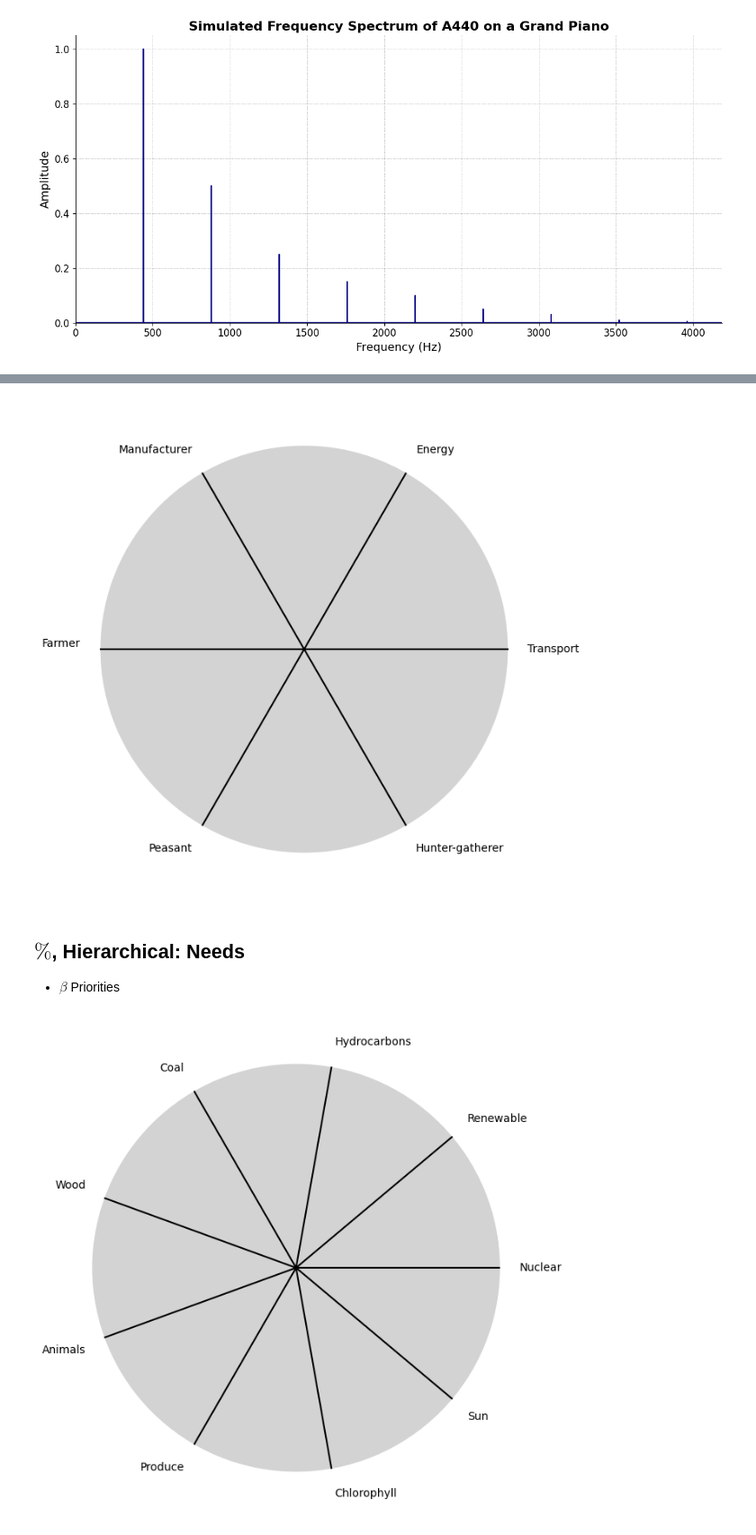
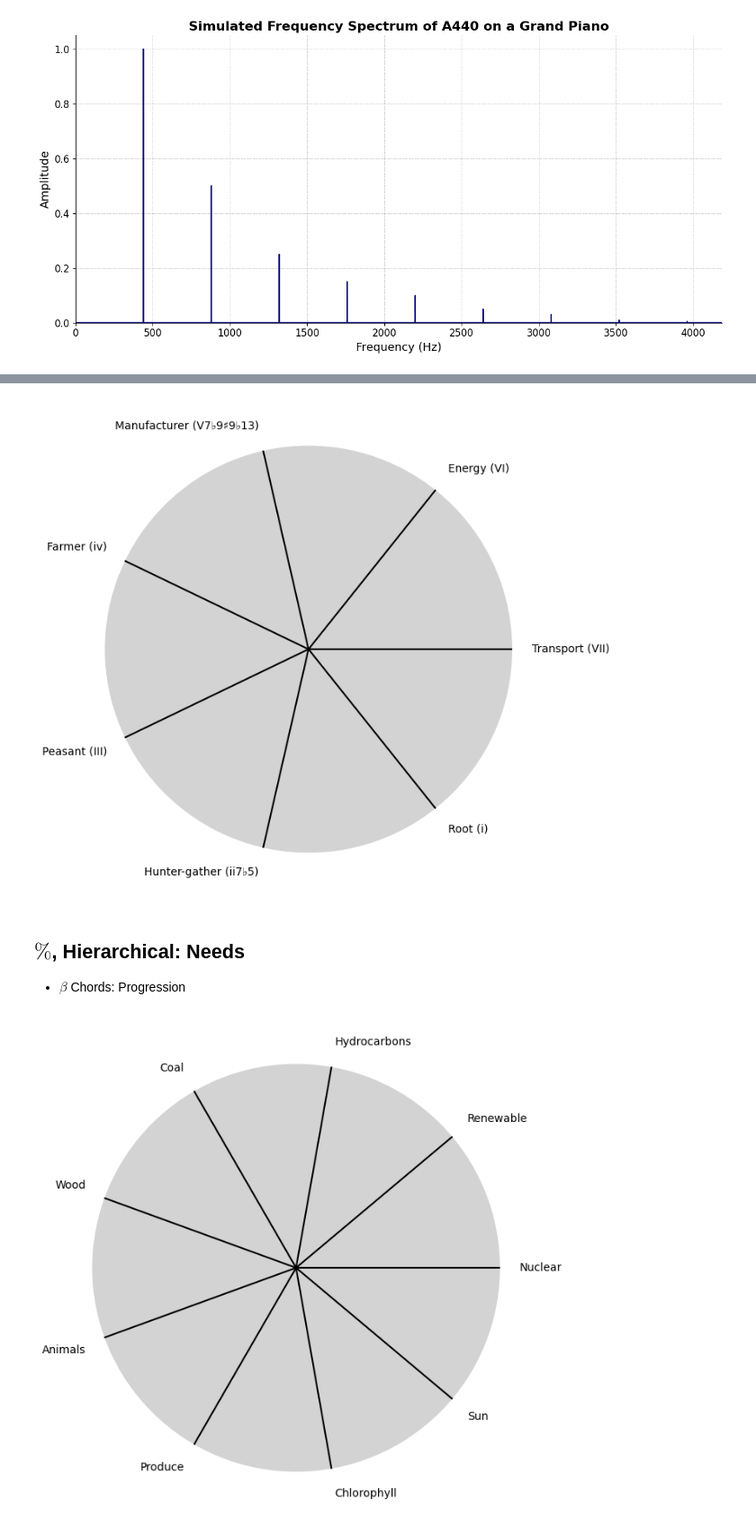
Before and after one commit to abikesa/dionysus, a Jupyter notebook: kitabo/ensi/_build/jupyter_execute/ipynb/curate.ipynb, the cells around one changed output, grey strips where cells are left out. Shown: that part at 90% size. Cells and saved outputs as stored; diff of their text form; code cells hidden in the pictures.

```diff
--- a/kitabo/ensi/_build/jupyter_execute/ipynb/curate.ipynb
+++ b/kitabo/ensi/_build/jupyter_execute/ipynb/curate.ipynb
@@ -86,10 +104,11 @@ import numpy as np
 
 # Clock settings; f(t) random disturbances making "paradise lost"
 clock_face_radius = 1.0
-number_of_ticks = 6
+number_of_ticks = 7
 tick_labels = [
-    "Hunter-gather", "Peasant", "Farmer", "Manufacturer",
-    "Energy", "Transport"
+    "Root (i)",
+    "Hunter-gather (ii7♭5)", "Peasant (III)", "Farmer (iv)", "Manufacturer (V7♭9♯9♭13)",
+    "Energy (VI)", "Transport (VII)"
 ]
 
 # Calculate the angles for each tick (in radians)
@@ -112,38 +131,38 @@ for angle, label in zip(angles, tick_labels):
     x = clock_face_radius * np.cos(angle)
     y = clock_face_radius * np.sin(angle)
 
     # Draw the tick
     ax.plot([0, x], [0, y], color='black')
 
     # Positioning the labels slightly outside the clock face
     label_x = 1.1 * clock_face_radius * np.cos(angle)
     label_y = 1.1 * clock_face_radius * np.sin(angle)
 
     # Adjusting label alignment based on its position
     ha = 'center'
     va = 'center'
     if np.cos(angle) > 0:
         ha = 'left'
     elif np.cos(angle) < 0:
         ha = 'right'
     if np.sin(angle) > 0:
         va = 'bottom'
     elif np.sin(angle) < 0:
         va = 'top'
 
     ax.text(label_x, label_y, label, horizontalalignment=ha, verticalalignment=va, fontsize=10)
 
 # Remove axes
 ax.axis('off')
 
 # Show the plot
 plt.show()
 # %% [output]
-[figure, old version]
+[figure, new version]
 # %% [markdown]
 
 ## $\%$, Hierarchical: Needs
-- $\beta$ Priorities
+- $\beta$ Chords: Progression
 # %%
 import matplotlib.pyplot as plt
 import numpy as np
```
Also changed, not shown: parts of 4 cells of this notebook, 8 other files.
